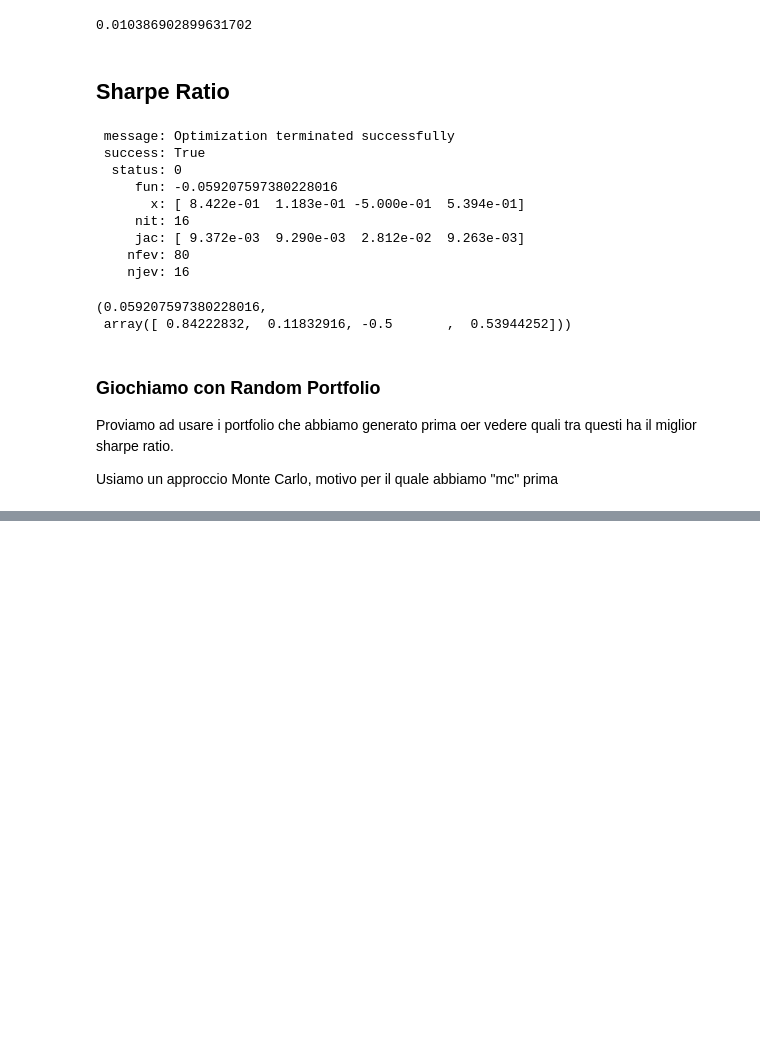
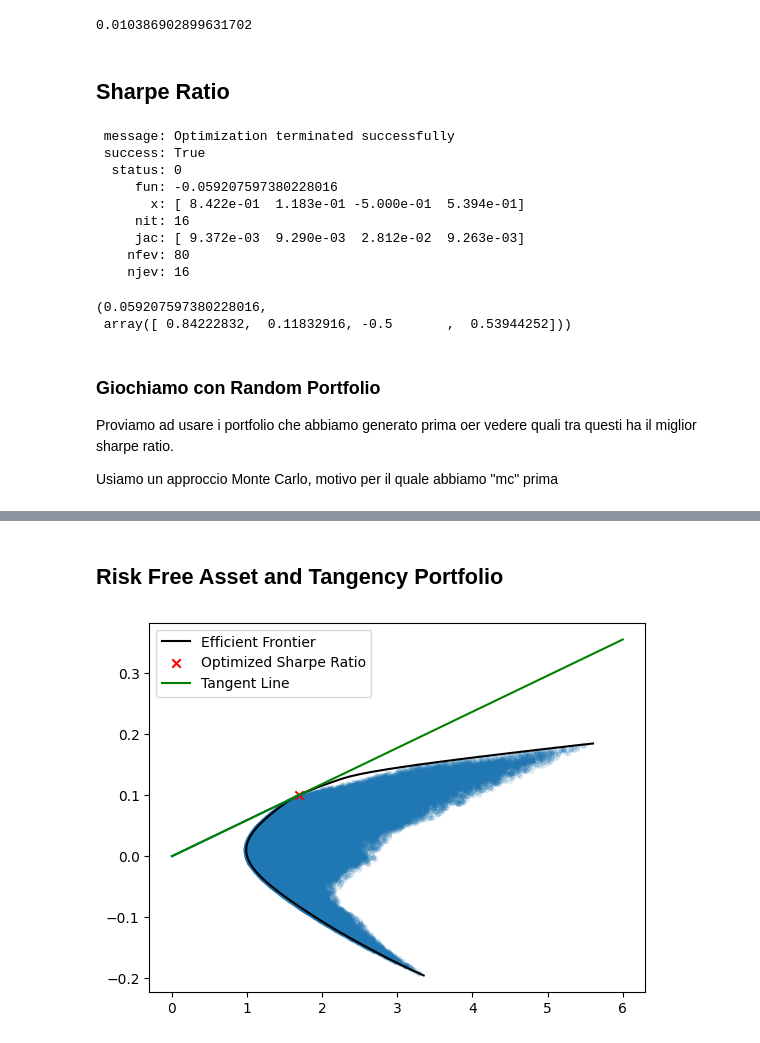
Before and after one commit to emiliocimino/financialengineering, a Jupyter notebook: 3 - Portfolio Optimization/Portfolio Optimization.ipynb, the cells around one changed output, grey strips where cells are left out. Cells and saved outputs as stored; diff of their text form; code cells hidden in the pictures; blank space fills up the shorter version.

```diff
--- a/3 - Portfolio Optimization/Portfolio Optimization.ipynb
+++ b/3 - Portfolio Optimization/Portfolio Optimization.ipynb
@@ -479,0 +480,28 @@ plt.title("Markowitz Bullet with Efficient Frontier and Optimized Sharpe Ratio")
+# %% [markdown]
+## Risk Free Asset and Tangency Portfolio
+# %%
+plt.scatter(risks, returns, alpha=0.1, marker=".")
+plt.plot(optimized_risks, target_returns, c="black", label="Efficient Frontier")
+
+# Optimal Sharpe Ratio Portfolio -> Tangency Portfolio
+opt_sr_ret = best_sharpe_ratio_weights.dot(mean_returns)
+opt_sr_std = np.sqrt(best_sharpe_ratio_weights.dot(cov).dot(best_sharpe_ratio_weights))
+plt.scatter(opt_sr_std, opt_sr_ret, marker="x", c="r", label="Optimized Sharpe Ratio")
+
+# Tangency line Plot
+x1 = 0 # Zero Risk, Risk Free Portfolio
+x2 = opt_sr_std # Risk of Optimal Sharpe Ratio (Tangency) Portfolio
+y1 = risk_free_rate # Return on Risk free rate portfolio
+y2 = opt_sr_ret # Return on Tangency Portfolio
+plt.plot([x1,x2],[y1,y2]); # Plottiamo la linea
+
+#### ESERCIZIO: estendiamo la retta
+m = sharpe_ratio
+q = risk_free_rate
+x = np.linspace(0, 6, 100)
+y = m*x + q
+plt.plot(x, y, c="green", label="Tangent Line")
+
+plt.legend();
+# %% [output]
+[figure, added]
```
Also changed, not shown: parts of 9 cells of this notebook, 7 other files.
